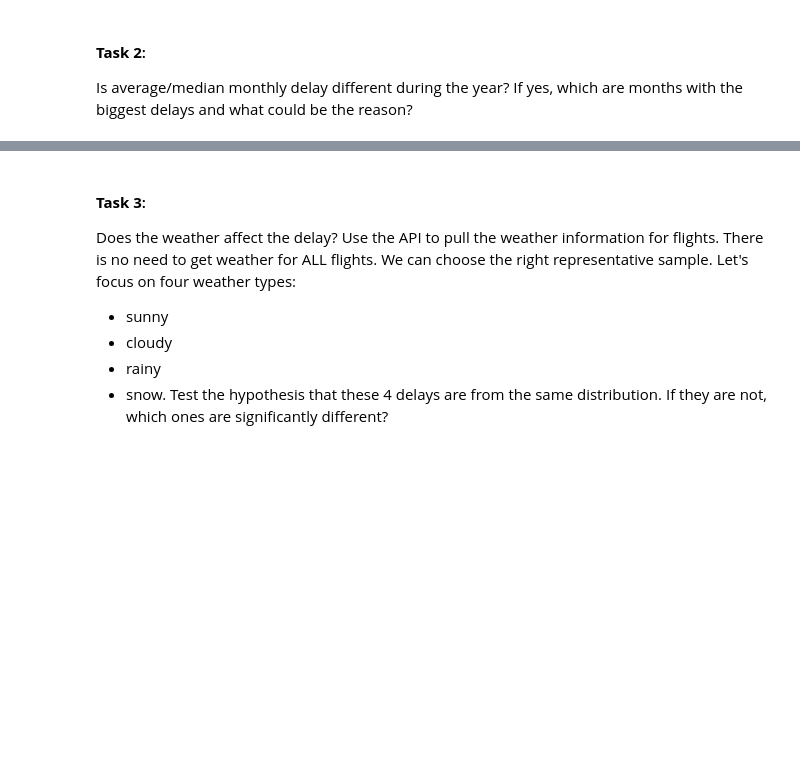
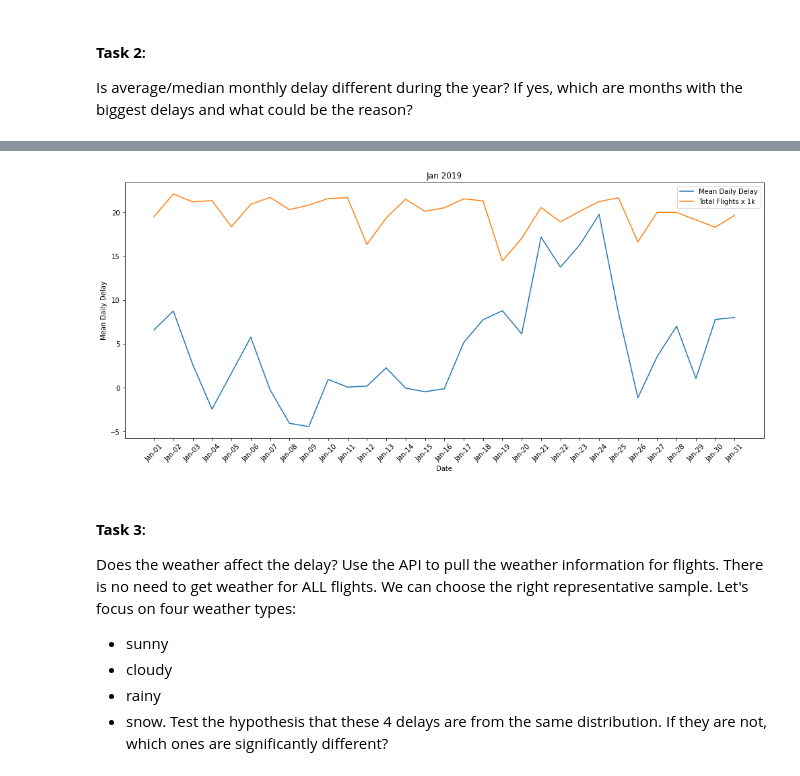
Before and after one commit to KyleKulas/Flight_Delay_Prediction, a Jupyter notebook: Kyle_eda/kyle_exploratory_analysis.ipynb, the cells around one changed output, grey strips where cells are left out. Cells and saved outputs as stored; diff of their text form; code cells hidden in the pictures; blank space fills up the shorter version.

```diff
--- a/Kyle_eda/kyle_exploratory_analysis.ipynb
+++ b/Kyle_eda/kyle_exploratory_analysis.ipynb
@@ -222,0 +240,13 @@ monthly_stat_df.sort_values(['year', 'mean'], ascending=False)
+# %%
+# loop through each month. Calculate mean and median of arr_delay per day. build dataframe with monthstats
+years = ['2018', '2019']
+months = [f'{i:02}'for i in range(1,13)]
+
+monthly_stats_df = pd.DataFrame()
+
+for year in years:
+    for month in months:
+        month_df = pd.read_csv(f'data/{month}_{year}_flights.csv', index_col=0, low_memory=False)
+        month_df.dropna(inplace=True,subset=['arr_delay'])
+        daily_means = month_df.groupby(['fl_date']).agg({'arr_delay': 'mean', 'mkt_unique_carrier': 'count'}).reset_index()
+        monthly_stats_df= pd.concat([monthly_stats_df,daily_means], ignore_index=True)
@@ -223,3 +264,18 @@ monthly_stat_df.sort_values(['year', 'mean'], ascending=False)
+# %%
+fig, ax = plt.subplots(figsize=(17,7))
+ax.xaxis.set_major_formatter(mdates.DateFormatter('%b-%d'))
+jan_mean_daily_delay = monthly_stats_df[monthly_stats_df['fl_date'].str.contains('2019-01')]
+plt.plot(jan_mean_daily_delay['fl_date'],jan_mean_daily_delay['arr_delay'], label='Mean Daily Delay')
+plt.plot(jan_mean_daily_delay['fl_date'], jan_mean_daily_delay['mkt_unique_carrier']/1000,label='Total Flights x 1k')
+plt.ylabel('Mean Daily Delay')
+plt.xlabel('Date')
+plt.xticks(rotation=45)
+plt.title('Jan 2019')
+plt.legend()
+plt.savefig('daily_delay_mean_vs_flights_jan_2019')
+plt.show()
+# %% [output]
+[figure, added]
 # %% [markdown]
 #### **Task 3**:
 Does the weather affect the delay?
```
Also changed, not shown: parts of 46 cells of this notebook, 1 other file.
